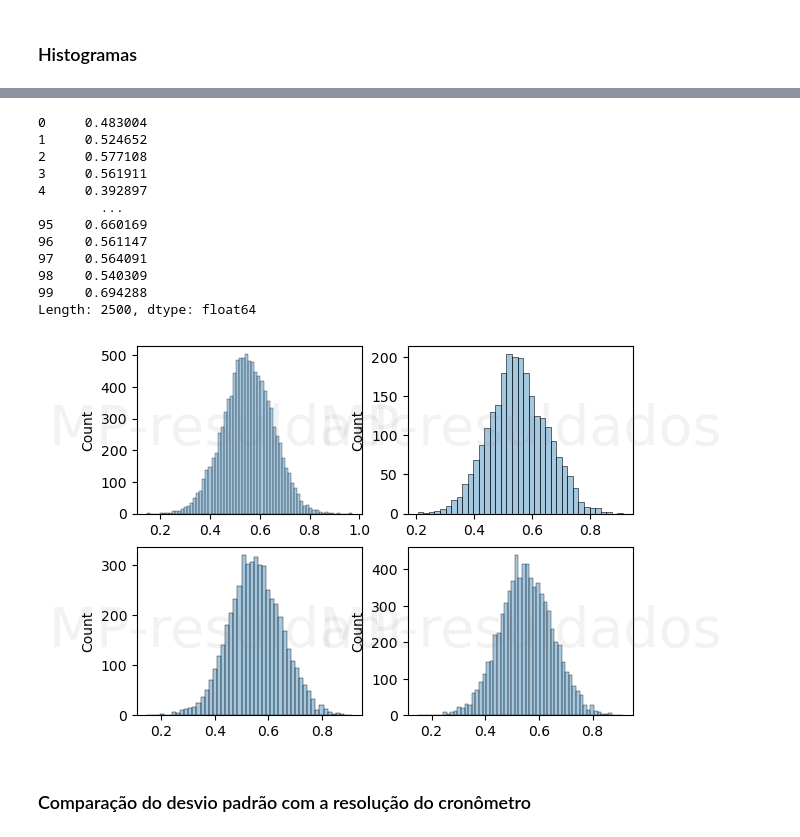
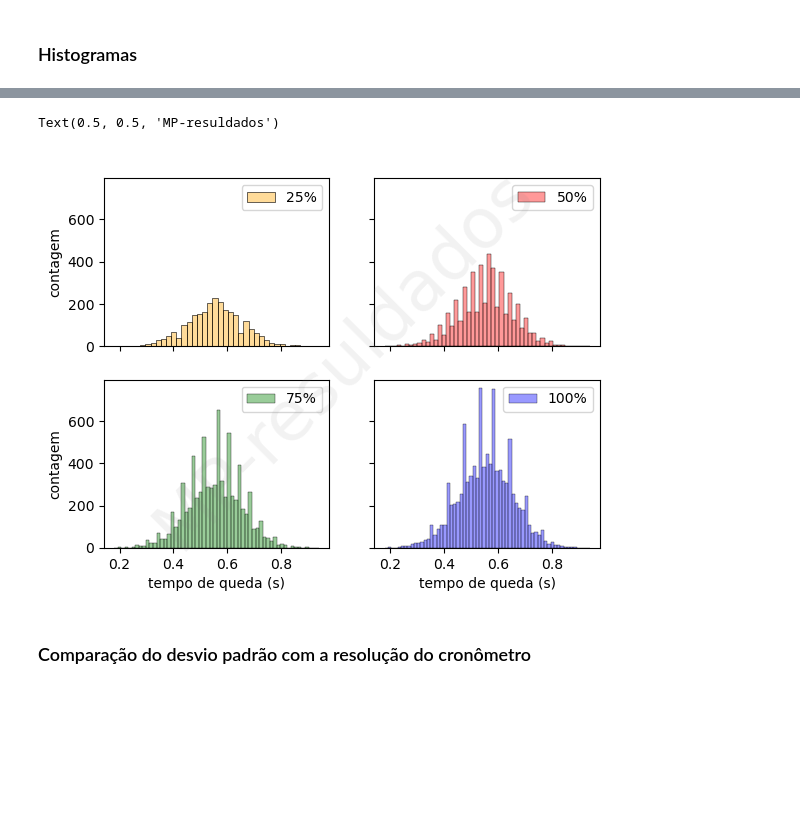
Before and after one commit to mp-resuldados/queda-livre, a Jupyter notebook: calculos.ipynb, the cells around one changed output, grey strips where cells are left out. Saved outputs shown, nothing was run; the diff lists cells and outputs as text; code cells hidden in the pictures; blank space fills up the shorter version.

```diff
--- a/calculos.ipynb
+++ b/calculos.ipynb
@@ -86,7 +88,7 @@ def medidas(N_conj, N_medidas, h, desvio_padrao):
 
     for i in range(N_conj):
 
-        med = pd.Series([gauss(t,desvio_padrao) for i in range(N_medidas)])
+        med = pd.Series([  round(gauss(t,desvio_padrao),2)   for i in range(N_medidas)])
         medidas = pd.concat([medidas, med])
 
         est = pd.DataFrame({'media':[medidas.mean()],'desvio':[medidas.std()], 'incerteza':[medidas.std()/((i+1)*N_medidas)**0.5]})
@@ -161,6 +183,12 @@ for a in [m1,
           m1[:3*int(n_conj*n_medidas/4)],
           ]:
     sns.histplot(a, alpha=0.4)
+
+    ax.set_xlabel('tempo de queda (s)')
+    ax.set_ylabel('contagem')
+    ax.set_xlim(0.95*m1.min(),1.05*m1.max())
+   # ax.set_ylim(0,1.05*frequencias[0][1])
+
     ax.text(
             0.5,
             0.5,
@@ -178,15 +205,0 @@ for a in [m1,
-# %%
- m1[:int(n_conj*n_medidas/4)]
-# %% [output]
-0     0.483004
-1     0.524652
-2     0.577108
-3     0.561911
-4     0.392897
-        ...
-95    0.660169
-96    0.561147
-97    0.564091
-98    0.540309
-99    0.694288
-Length: 2500, dtype: float64
@@ -193,27 +211,33 @@ Length: 2500, dtype: float64
 # %%
-fig, axs_arr = plt.subplots(2, 2)
+fig, axs_arr = plt.subplots(2, 2, sharex=True, sharey=True)
 
 axs = [ax for axs in axs_arr for ax in axs]
+fracs = [.25, .50, .75, 1]
+colors = ['orange', 'r', 'g', 'b']
 
-for ax, a in zip(axs, [m1,
-          m1[:int(n_conj*n_medidas/4)],
-          m1[:int(n_conj*n_medidas/2)],
-          m1[:3*int(n_conj*n_medidas/4)],
-          ]):
-    sns.histplot(a, alpha=0.4, ax=ax)
-    ax.text(
-            0.5,
-            0.5,
-            "MP-resuldados",
-            transform=ax.transAxes,
-            fontsize=40,
-            color="gray",
-            alpha=0.1,
-            ha="center",
-            va="center",
-            rotation=0,
-        )
+for ax, frac, color in zip(axs, fracs, colors):
+
+    a = m1[:int(frac*n_conj*n_medidas)]
+
+    sns.histplot(a, alpha=0.4, ax=ax, label=f'{int(100*frac)}%', color=color)
+
+    ax.set_xlabel('tempo de queda (s)')
+    ax.set_ylabel('contagem')
+    ax.legend(loc='upper right')
+
+fig.text(
+        0.5,
+        0.5,
+        "MP-resuldados",
+        fontsize=50,
+        color="gray",
+        alpha=0.1,
+        ha="center",
+        va="center",
+        rotation=45,
+)
 # %% [output]
+Text(0.5, 0.5, 'MP-resuldados')
-[figure, old version]
+[figure, new version]
 # %% [markdown]
 ### Comparação do desvio padrão com a resolução do cronômetro
```
Also changed, not shown: parts of 7 cells of this notebook.
